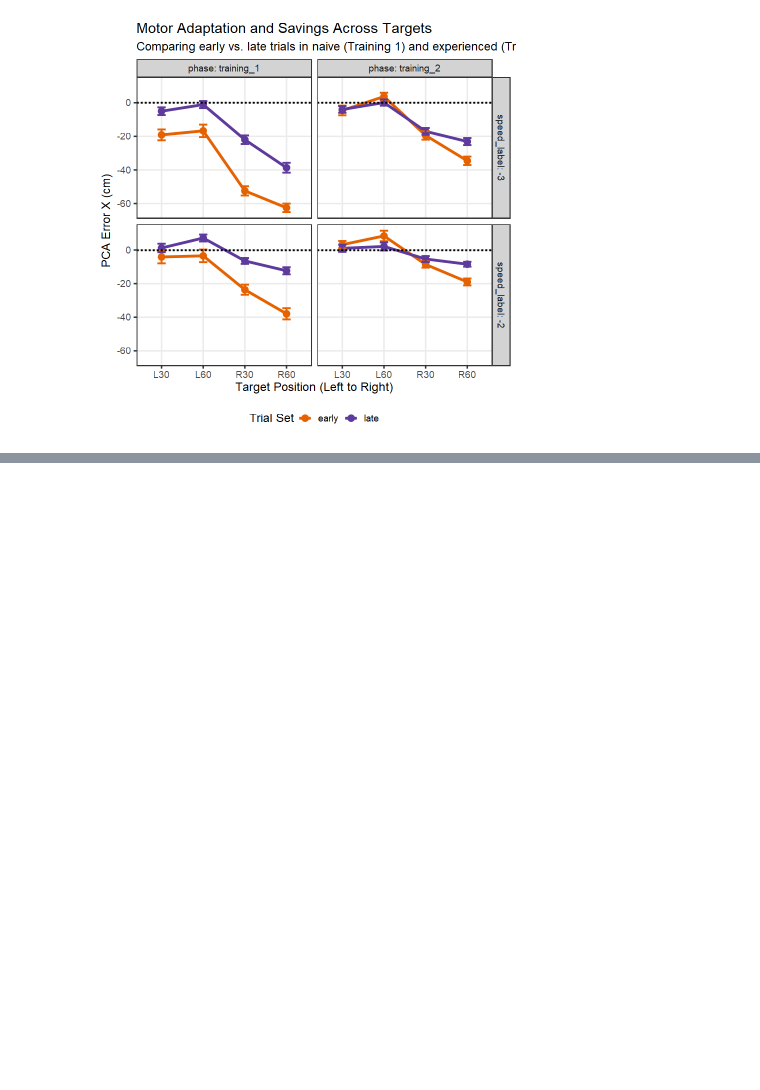
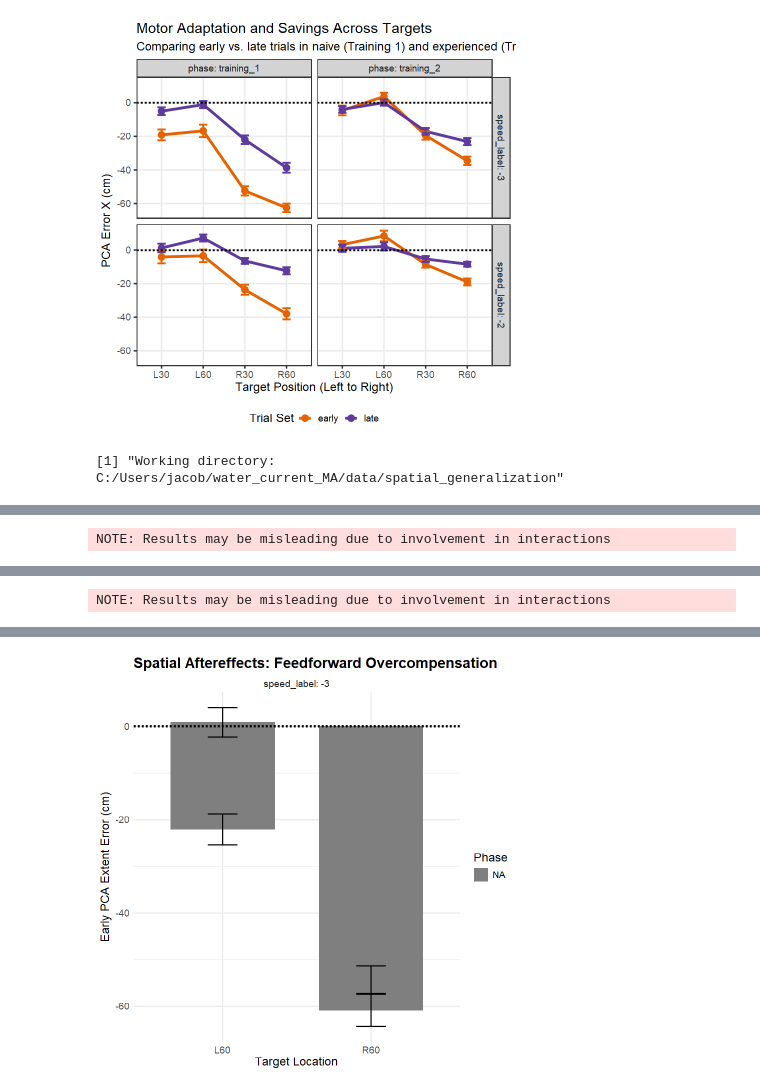
Before and after one commit to jacobjb02/vr-motor-adaptation-notebooks, a Jupyter notebook: Notebook/Spatial_generalization_R.ipynb, the cells around one changed output, grey strips where cells are left out. Drawn from its saved outputs; the diff is of its cells as text; code cells hidden in the pictures; blank space fills up the shorter version.

```diff
--- a/Notebook/Spatial_generalization_R.ipynb
+++ b/Notebook/Spatial_generalization_R.ipynb
@@ -295,0 +295,74 @@ Confidence level used: 0.95
+# %%
+library(afex)
+library(emmeans)
+
+setwd("C:/Users/jacob/water_current_MA/data/spatial_generalization")
+dir <- getwd()
+print(paste("Working directory:", dir))
+
+df_washout_3 <- read.csv("baseline_washout_novel_TU_3.0M_spatial_generalization_novel_TD_3.0M_spatial_generalization_speed_0_1.csv")
+
+# Ensure factors
+df_washout_3$ppid_full <- factor(df_washout_3$ppid_full)
+df_washout_3$speed_label <- factor(df_washout_3$speed_label)
+
+for (s in speeds_list) {
+
+  df_subset <- df_washout_3[df_washout_3$speed_label == s,]
+  df_subset <- droplevels(df_subset)
+
+  df_subset$strict_id <- paste(df_subset$phase, df_subset$ppid_full, sep="_")
+
+  mm_gen <- afex::mixed(PCA_extent_error_cm_mean_bc ~ target_x_label * phase + (1|strict_id),
+                        data = df_subset, method = "S")
+  print(afex::nice(mm_gen))
+
+  emm_mm_gen <- emmeans(mm_gen, ~ phase)
+
+  print(pairs(emm_mm_gen, infer = TRUE))
+  print(pairs(emm_by_target, adjust = "holm", infer = TRUE))
+
+
+  emm_by_target <- emmeans(mm_gen, ~ phase | target_x_label)
+
+  print(paste("--- Washout vs Baseline by Target for Speed:", s, "---"))
+  print(pairs(emm_by_target, adjust = "holm", infer = TRUE))
+
+  # 4. THE KILL SHOT: Testing Washout directly against 0
+  # This proves that the internal model is actively pushing against nothing
+  print(paste("--- Testing Washout Magnitude Against Zero (Feedforward Proof) ---"))
+  # Isolate just the washout estimates
+  emm_washout_only <- emmeans(mm_gen, ~ target_x_label, at = list(phase = "washout_ST"))
+  print(test(emm_washout_only, null = 0, adjust = "holm"))
+}
+
+
+plot_data <- df_early %>%
+  group_by(speed_label, phase, target_x_label) %>%
+  summarise(
+    mean_error = mean(PCA_extent_error_cm_mean_bc, na.rm = TRUE),
+    se_error = sd(PCA_extent_error_cm_mean_bc, na.rm = TRUE) / sqrt(n()),
+    .groups = "drop"
+  )
+
+# Ensure Washout plots AFTER Baseline for chronological accuracy
+plot_data$phase <- factor(plot_data$phase, levels = c("baseline", "washout_ST"))
+
+ggplot(plot_data, aes(x = target_x_label, y = mean_error, fill = phase)) +
+  geom_bar(stat = "identity", position = position_dodge(width = 0.8), width = 0.7) +
+  geom_errorbar(aes(ymin = mean_error - se_error, ymax = mean_error + se_error),
+                position = position_dodge(width = 0.8), width = 0.2) +
+  facet_wrap(~ speed_label, labeller = label_both) +
+  geom_hline(yintercept = 0, linetype = "dashed", color = "black", linewidth = 1) +
+  scale_fill_manual(values = c("baseline" = "#A9A9A9", "washout_ST" = "#D55E00")) +
+  theme_minimal() +
+  labs(
+    title = "Spatial Aftereffects: Feedforward Overcompensation",
+    x = "Target Location",
+    y = "Early PCA Extent Error (cm)",
+    fill = "Phase"
+  ) +
+  theme(text = element_text(size = 14),
+        plot.title = element_text(face = "bold"))
+# %% [output]
+[1] "Working directory: C:/Users/jacob/water_current_MA/data/spatial_generalization"
@@ -295,0 +385 @@ Confidence level used: 0.95
+NOTE: Results may be misleading due to involvement in interactions
@@ -295,0 +403 @@ Confidence level used: 0.95
+NOTE: Results may be misleading due to involvement in interactions
@@ -295,0 +412 @@ Confidence level used: 0.95
+[figure, added]
```
Also changed, not shown: parts of 6 cells of this notebook, 6 other files.
